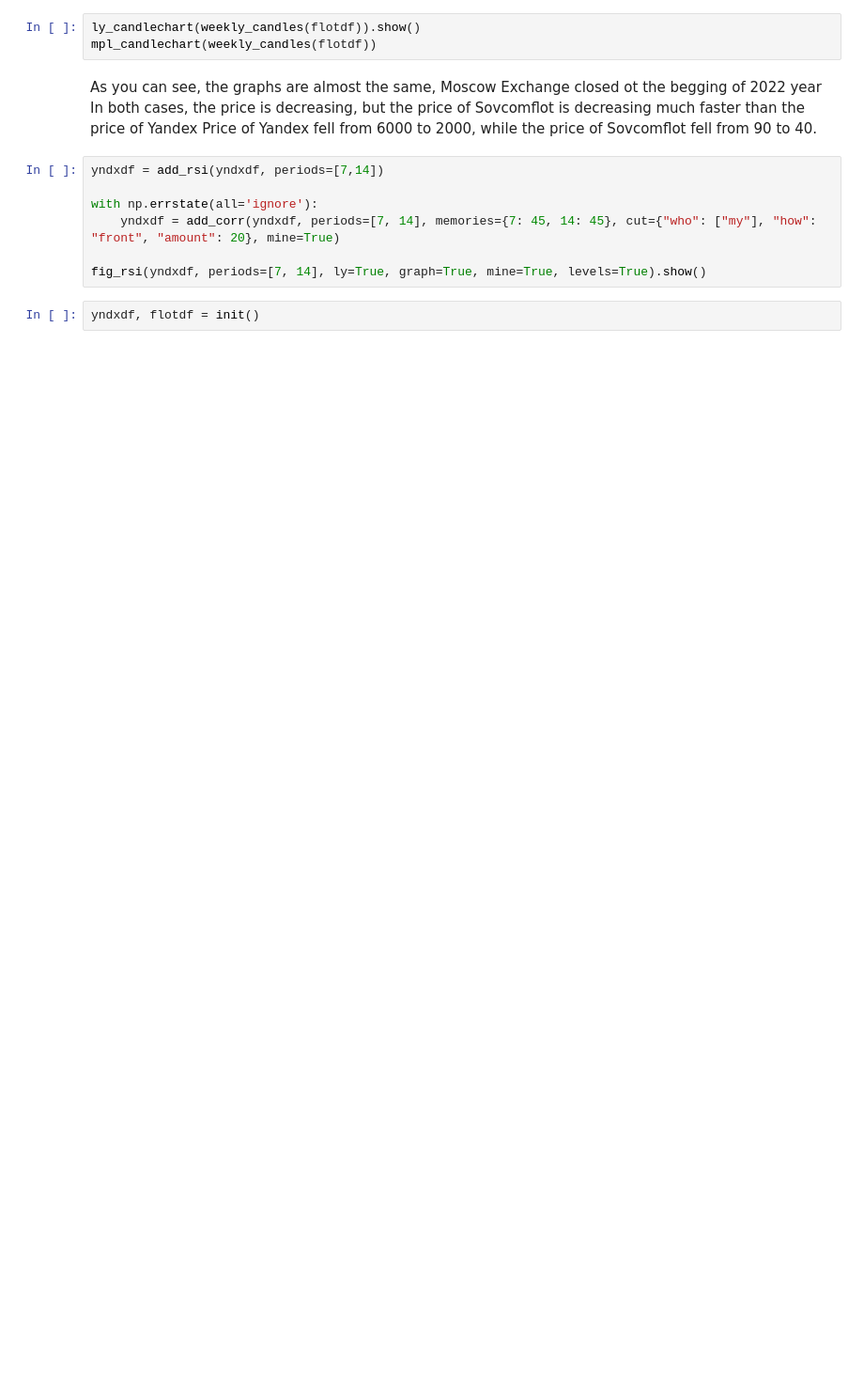
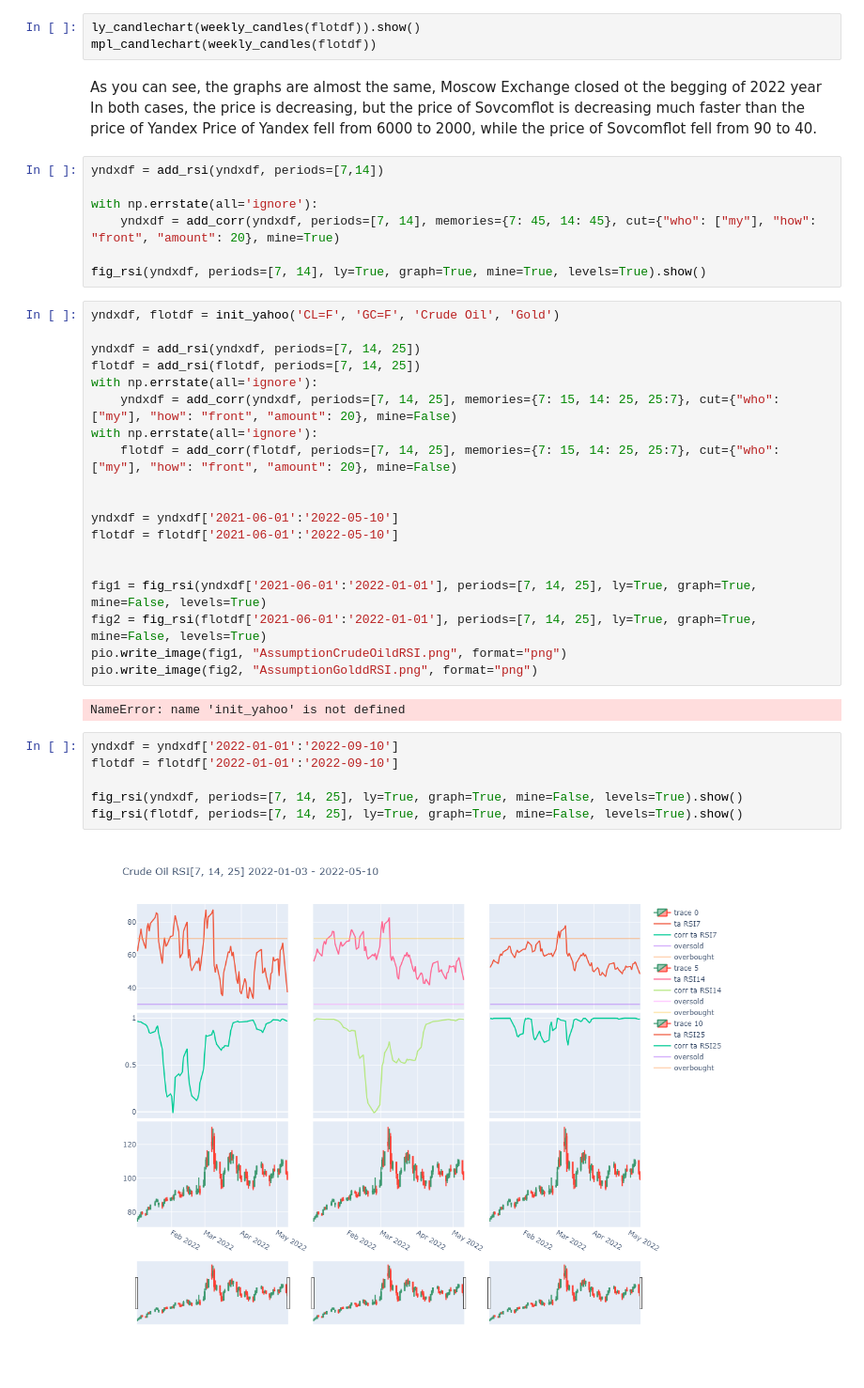
Before and after one commit to wquadb/HSE_python_website, a Jupyter notebook: jupytermain.ipynb, the cells around one changed output. Shown at 94% size. Saved outputs shown, nothing was run; the diff lists cells and outputs as text; blank space fills up the shorter version.

```diff
--- a/jupytermain.ipynb
+++ b/jupytermain.ipynb
@@ -791,4 +1002,31 @@ with np.errstate(all='ignore'):
 
 fig_rsi(yndxdf, periods=[7, 14], ly=True, graph=True, mine=True, levels=True).show()
 # %%
-yndxdf, flotdf = init()
+yndxdf, flotdf = init_yahoo('CL=F', 'GC=F', 'Crude Oil', 'Gold')
+
+yndxdf = add_rsi(yndxdf, periods=[7, 14, 25])
+flotdf = add_rsi(flotdf, periods=[7, 14, 25])
+with np.errstate(all='ignore'):
+    yndxdf = add_corr(yndxdf, periods=[7, 14, 25], memories={7: 15, 14: 25, 25:7}, cut={"who": ["my"], "how": "front", "amount": 20}, mine=False)
+with np.errstate(all='ignore'):
+    flotdf = add_corr(flotdf, periods=[7, 14, 25], memories={7: 15, 14: 25, 25:7}, cut={"who": ["my"], "how": "front", "amount": 20}, mine=False)
+
+
+yndxdf = yndxdf['2021-06-01':'2022-05-10']
+flotdf = flotdf['2021-06-01':'2022-05-10']
+
+
+fig1 = fig_rsi(yndxdf['2021-06-01':'2022-01-01'], periods=[7, 14, 25], ly=True, graph=True, mine=False, levels=True)
+fig2 = fig_rsi(flotdf['2021-06-01':'2022-01-01'], periods=[7, 14, 25], ly=True, graph=True, mine=False, levels=True)
+pio.write_image(fig1, "AssumptionCrudeOildRSI.png", format="png")
+pio.write_image(fig2, "AssumptionGolddRSI.png", format="png")
+# %% [output]
+NameError: name 'init_yahoo' is not defined
+# %%
+yndxdf = yndxdf['2022-01-01':'2022-09-10']
+flotdf = flotdf['2022-01-01':'2022-09-10']
+
+fig_rsi(yndxdf, periods=[7, 14, 25], ly=True, graph=True, mine=False, levels=True).show()
+fig_rsi(flotdf, periods=[7, 14, 25], ly=True, graph=True, mine=False, levels=True).show()
+# %% [output]
+[figure, added]
```
Also changed, not shown: parts of 17 cells of this notebook, 29 other files.
